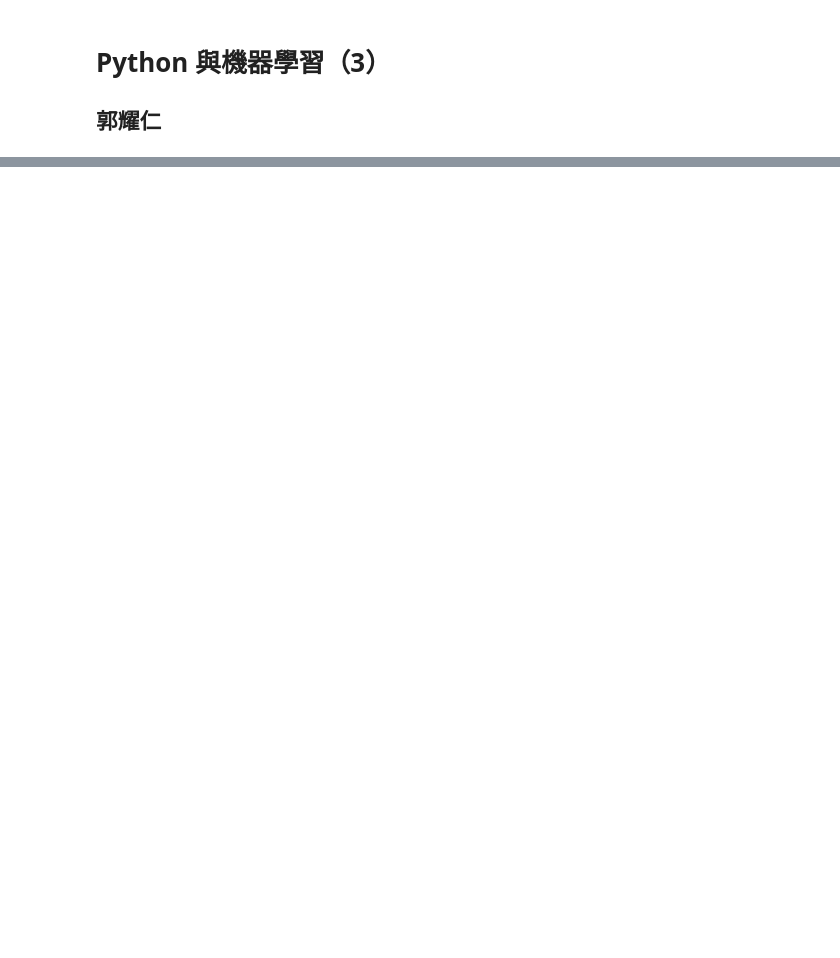
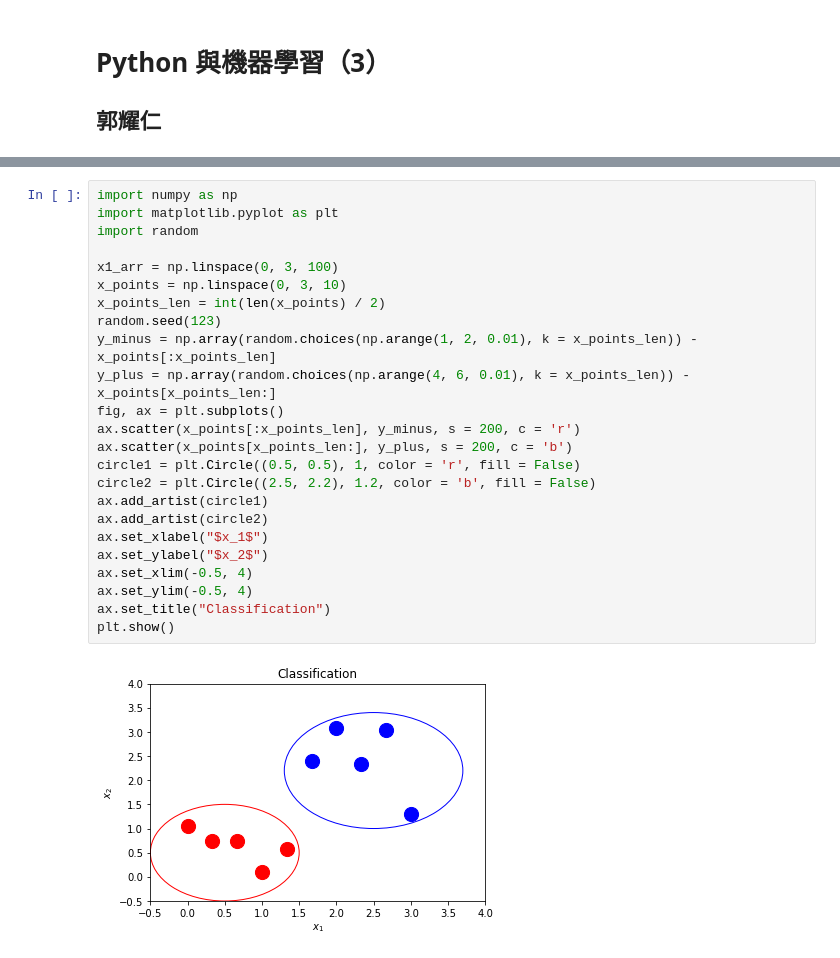
Before and after one commit to yaojenkuo/python_4_ds, a Jupyter notebook: ch13.ipynb, the cells around one changed output, grey strips where cells are left out. Saved outputs shown, nothing was run; the diff lists cells and outputs as text; blank space fills up the shorter version.

```diff
--- a/ch13.ipynb
+++ b/ch13.ipynb
@@ -195,0 +56,26 @@ plt.show()
+# %%
+import numpy as np
+import matplotlib.pyplot as plt
+import random
+
+x1_arr = np.linspace(0, 3, 100)
+x_points = np.linspace(0, 3, 10)
+x_points_len = int(len(x_points) / 2)
+random.seed(123)
+y_minus = np.array(random.choices(np.arange(1, 2, 0.01), k = x_points_len)) - x_points[:x_points_len]
+y_plus = np.array(random.choices(np.arange(4, 6, 0.01), k = x_points_len)) - x_points[x_points_len:]
+fig, ax = plt.subplots()
+ax.scatter(x_points[:x_points_len], y_minus, s = 200, c = 'r')
+ax.scatter(x_points[x_points_len:], y_plus, s = 200, c = 'b')
+circle1 = plt.Circle((0.5, 0.5), 1, color = 'r', fill = False)
+circle2 = plt.Circle((2.5, 2.2), 1.2, color = 'b', fill = False)
+ax.add_artist(circle1)
+ax.add_artist(circle2)
+ax.set_xlabel("$x_1$")
+ax.set_ylabel("$x_2$")
+ax.set_xlim(-0.5, 4)
+ax.set_ylim(-0.5, 4)
+ax.set_title("Classification")
+plt.show()
+# %% [output]
+[figure, added]
```
Also changed, not shown: parts of 34 cells of this notebook, 1 other file.
